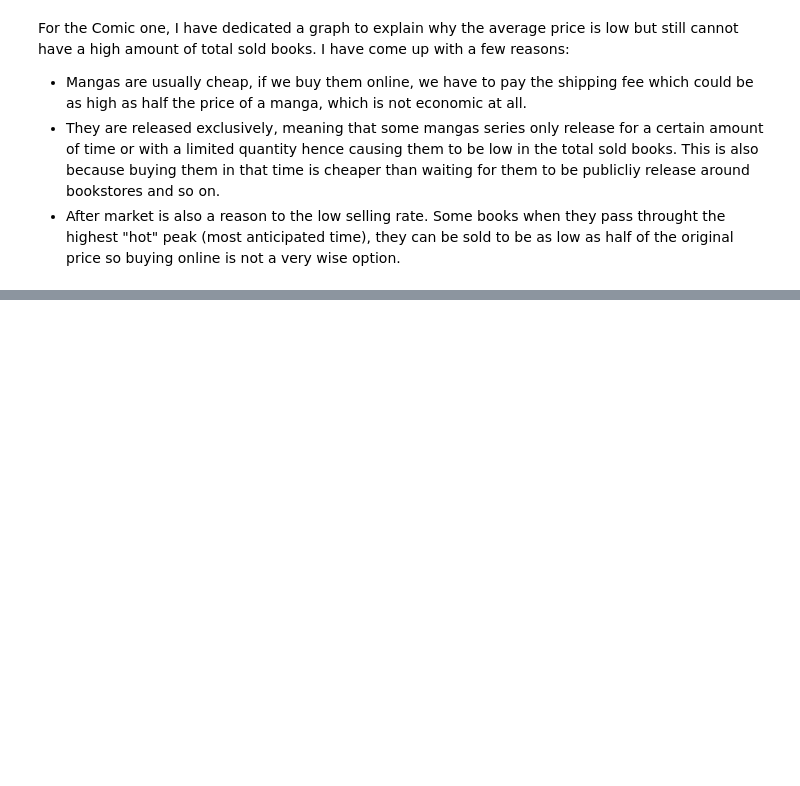
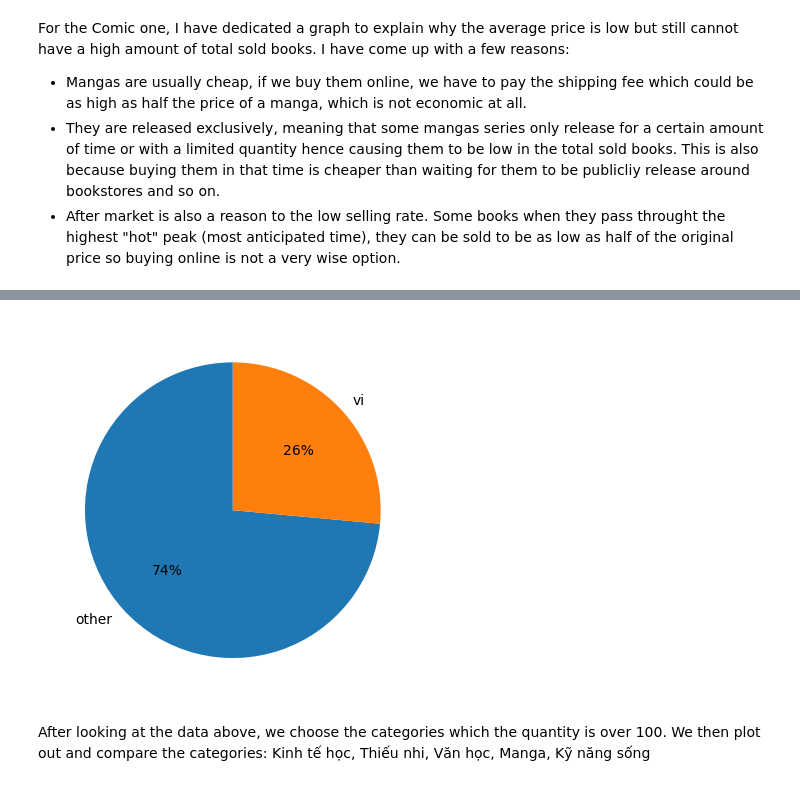
Before and after one commit to trungluong12/LTCKHDL_FinalProject, a Jupyter notebook: FinalProject.ipynb, the cells around one changed output, grey strips where cells are left out. Drawn from its saved outputs; the diff is of its cells as text; code cells hidden in the pictures; blank space fills up the shorter version.

```diff
--- a/FinalProject.ipynb
+++ b/FinalProject.ipynb
@@ -614,0 +638,11 @@ For the Comic one, I have dedicated a graph to explain why the average price is
+# %%
+from langdetect import detect
+author_origin = []
+for i in my_book_df.index:
+    if (type(my_book_df['authors'][i]) == float or my_book_df['authors'][i] == "." or my_book_df['authors'][i] == ".." or my_book_df['authors'][i] == " "):
+        author_origin.append('other')
+    elif detect(my_book_df['authors'][i]) == "vi":
+        author_origin.append('vi')
+    else:
+        author_origin.append('other')
+my_book_df['author_origin'] = author_origin
@@ -614,0 +653,6 @@ For the Comic one, I have dedicated a graph to explain why the average price is
+# %%
+lang_df_count = my_book_df.groupby(['author_origin', 'category']).count()
+lang_df_sum = my_book_df.groupby(['author_origin', 'category']).sum()
+# lang_df_count[['quantity']]
+lang_df = my_book_df.groupby(['author_origin']).count()
+lang_df
@@ -614,0 +664,7 @@ For the Comic one, I have dedicated a graph to explain why the average price is
+# %%
+plt.pie(lang_df['quantity'].to_numpy(), labels = ['other', 'vi'], startangle = 90, autopct='%1.0f%%')
+plt.show()
+# %% [output]
+[figure, added]
+# %% [markdown]
+After looking at the data above, we choose the categories which the quantity is over 100. We then plot out and compare the categories: Kinh tế học, Thiếu nhi, Văn học, Manga, Kỹ năng sống
```
Also changed, not shown: parts of 16 cells of this notebook.
